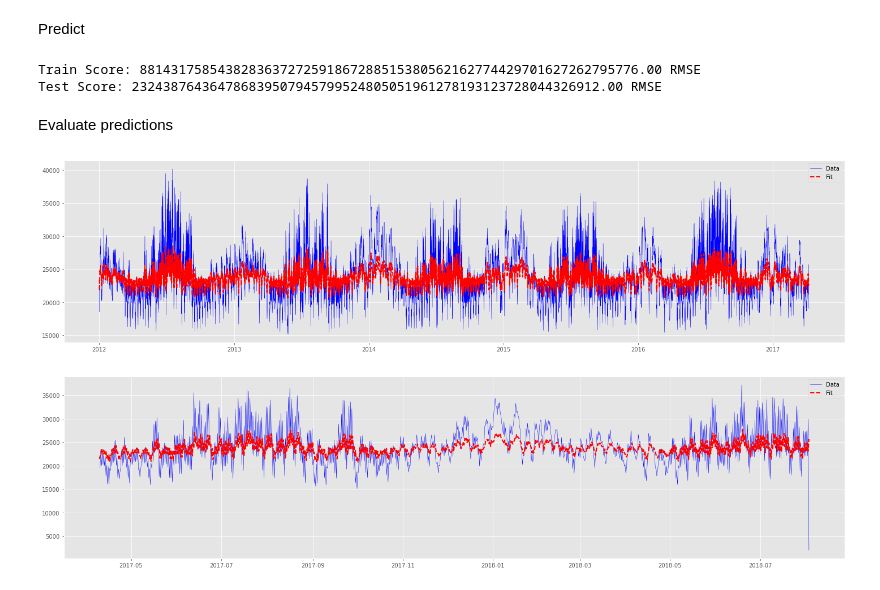
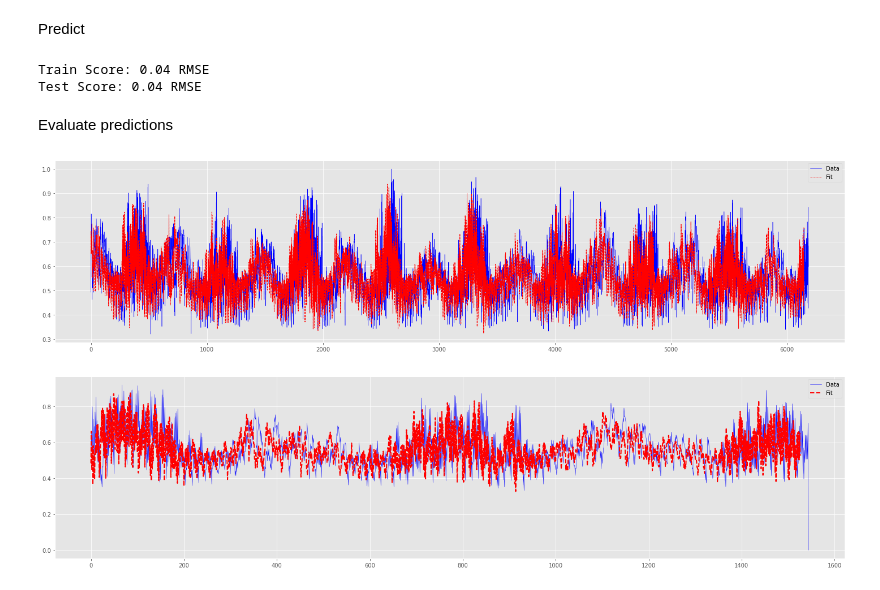
Before and after one commit to rafalopes74/EnergyConsumptionAI, a Jupyter notebook: EnergyConsumption.ipynb, the cells around one changed output. Drawn from its saved outputs; the diff is of its cells as text; code cells hidden in the pictures.

```diff
--- a/EnergyConsumption.ipynb
+++ b/EnergyConsumption.ipynb
@@ -200,11 +192,19 @@ n_output = 1                      # Scalar output.
 # %% [markdown]
 Create model
 # %%
-my_model = Sequential()
-my_model.add(LSTM(units=n_neurons,return_sequences=True, input_shape=(None, n_input)))         # LSTM.
-my_model.add(TimeDistributed(Dense(units=n_output, activation="linear")))    # Wrapper.
+lstm_model = Sequential()
+
+lstm_model.add(LSTM(40,activation="tanh",return_sequences=True, input_shape=(trainX.shape[1],look_back)))
+lstm_model.add(Dropout(0.15))
+
+lstm_model.add(LSTM(40,activation="tanh",return_sequences=True))
+lstm_model.add(Dropout(0.15))
+
+lstm_model.add(LSTM(40,activation="tanh",return_sequences=False))
+lstm_model.add(Dropout(0.15))         # LSTM.
+lstm_model.add(Dense(1))                # Wrapper.
 
 # Define the optimizer and compile.
 my_optimizer=Adam(lr=learn_rate)
-my_model.compile(loss = "mse", optimizer = my_optimizer, metrics=["mse"])
+lstm_model.compile(loss = "mse", optimizer = my_optimizer, metrics=["mse"])
 # %%
@@ -212,4 +230,5 @@ my_model.summary()
 # %% [markdown]
 Train model
 # %%
-my_summary = my_model.fit(trainX, trainY, epochs=n_epochs, batch_size = batch_size, verbose = 0)
+%%time
+my_summary = lstm_model.fit(trainX, trainY, epochs=n_epochs, batch_size = batch_size)
@@ -233,23 +270,23 @@ plt.show()
 Predict
 # %%
 # make predictions
-trainPredict = my_model.predict(trainX)
-testPredict = my_model.predict(testX)
+trainPredict = lstm_model.predict(trainX)
+testPredict = lstm_model.predict(testX)
 # %%
 # invert predictions
-trainPredict = scaler.inverse_transform(trainPredict.reshape(-1,1))
-trainY = scaler.inverse_transform(trainY.reshape(-1,1))
-testPredict = scaler.inverse_transform(testPredict.reshape(-1,1))
-testY = scaler.inverse_transform(testY.reshape(-1,1))
+#trainPredict = scaler.inverse_transform(trainPredict.reshape(-1,1))
+#trainY = scaler.inverse_transform(trainY.reshape(-1,1))
+#testPredict = scaler.inverse_transform(testPredict.reshape(-1,1))
+#testY = scaler.inverse_transform(testY.reshape(-1,1))
 # %%
 # calculate root mean squared error
-trainScore = math.sqrt(mean_squared_error(trainY[:, 0], trainPredict[:,0]))
+trainScore = math.sqrt(mean_squared_error(trainY, trainPredict[:,0]))
 print('Train Score: %.2f RMSE' % (trainScore))
-testScore = math.sqrt(mean_squared_error(testY[:, 0], testPredict[:,0]))
+testScore = math.sqrt(mean_squared_error(testY, testPredict[:,0]))
 print('Test Score: %.2f RMSE' % (testScore))
 # %% [output]
-Train Score: 8814317585438283637272591867288515380562162774429701627262795776.00 RMSE
-Test Score: 232438764364786839507945799524805051961278193123728044326912.00 RMSE
+Train Score: 0.04 RMSE
+Test Score: 0.04 RMSE
 # %% [markdown]
 Evaluate predictions
 # %%
@@ -258,26 +295,26 @@ testPred = pd.DataFrame({'Prediction' : testPredict.reshape(-1)}, index = data.i
 # %%
 # Compare the training preditiction
 
 plt.figure(figsize = (20, 5))
 
-plt.plot(data[:len(train)], c='b',linewidth=0.5, linestyle="-",label="Data")
-plt.plot(trainPred, c='r',linewidth=2, linestyle="--",label="Fit")
+plt.plot(normalized_data[:len(train)], c='b',linewidth=0.5, linestyle="-",label="Data")
+plt.plot(trainPredict[look_back : ], c='r',linewidth=1, linestyle="--",label="Fit")
 
 plt.legend()
 plt.tight_layout()
 plt.show()
 # %% [output]
-[figure, old version]
+[figure, new version]
 # %%
 # Compare the test prediction
 
 plt.figure(figsize = (20, 5))
 
-plt.plot(data[-len(test)+2:], c='b',linewidth=0.5, linestyle="-",label="Data")
-plt.plot(testPred, c='r',linewidth=2, linestyle="--",label="Fit")
+plt.plot(normalized_data[-len(test)+2:], c='b',linewidth=0.5, linestyle="-",label="Data")
+plt.plot(testPredict, c='r',linewidth=2, linestyle="--",label="Fit")
 
 plt.legend()
 plt.tight_layout()
 plt.show()
 # %% [output]
-[figure, old version]
+[figure, new version]
```
Also changed, not shown: parts of 11 cells of this notebook.
